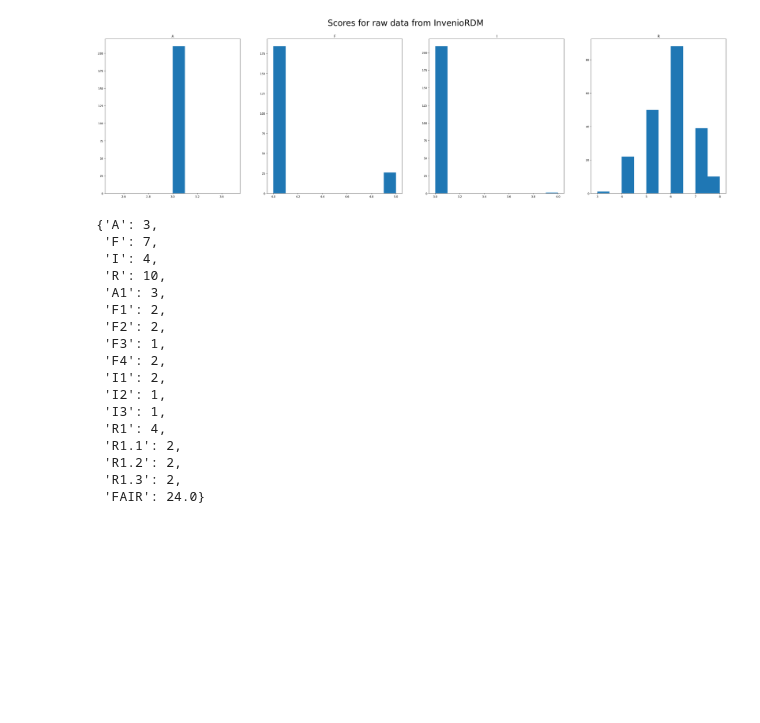
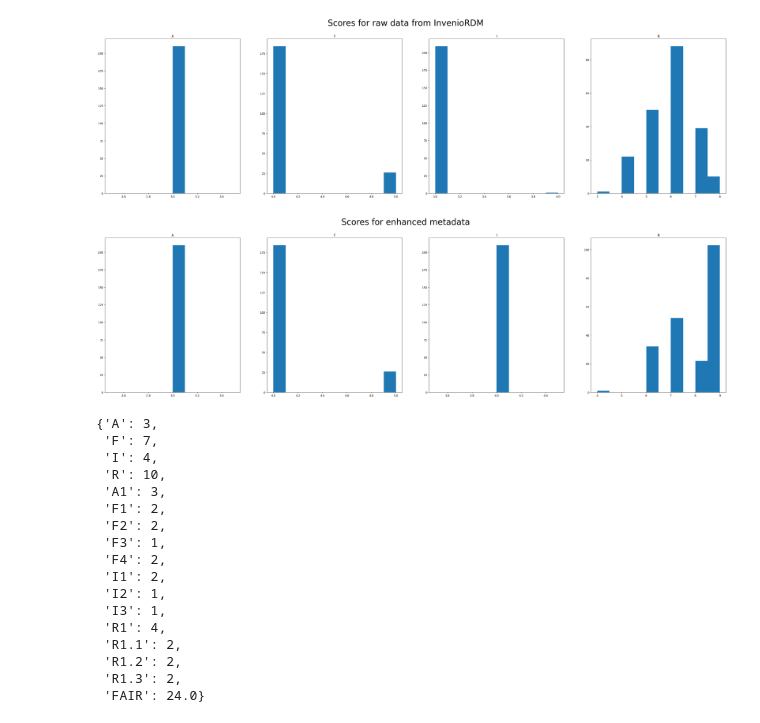
Before and after one commit to Brotholomew/extending-invenio-rdm-testing-results, a Jupyter notebook: testing.ipynb, the cells around one changed output. Drawn from its saved outputs; the diff is of its cells as text; code cells hidden in the pictures; blank space fills up the shorter version.

```diff
--- a/testing.ipynb
+++ b/testing.ipynb
@@ -408,6 +415,10 @@ def graph_stats_cumulative(dataset: pd.DataFrame, stats: dict,  title: str):
 graph_stats_cumulative(invenio_df, {key: value for key, value in summary.items() if key in ['F', 'A', 'I', 'R']}, 'Scores for raw data from InvenioRDM')
 # %% [output]
 [figure]
+# %%
+graph_stats_cumulative(enhanced_df, {key: value for key, value in summary.items() if key in ['F', 'A', 'I', 'R']}, 'Scores for enhanced metadata')
+# %% [output]
+[figure, added]
 # %%
 summary
 # %% [output]
```
Also changed, not shown: parts of 9 cells of this notebook, 4 other files.
